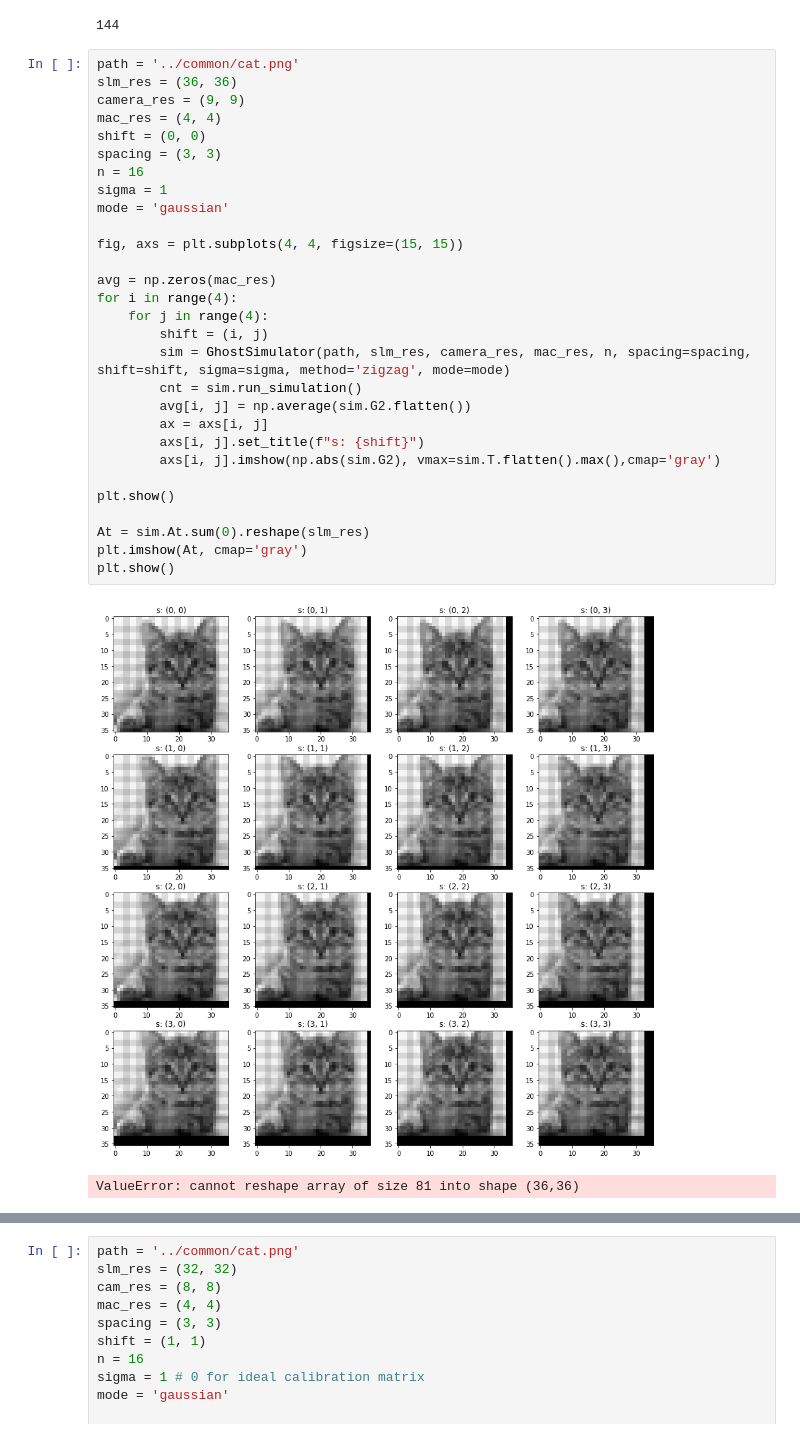
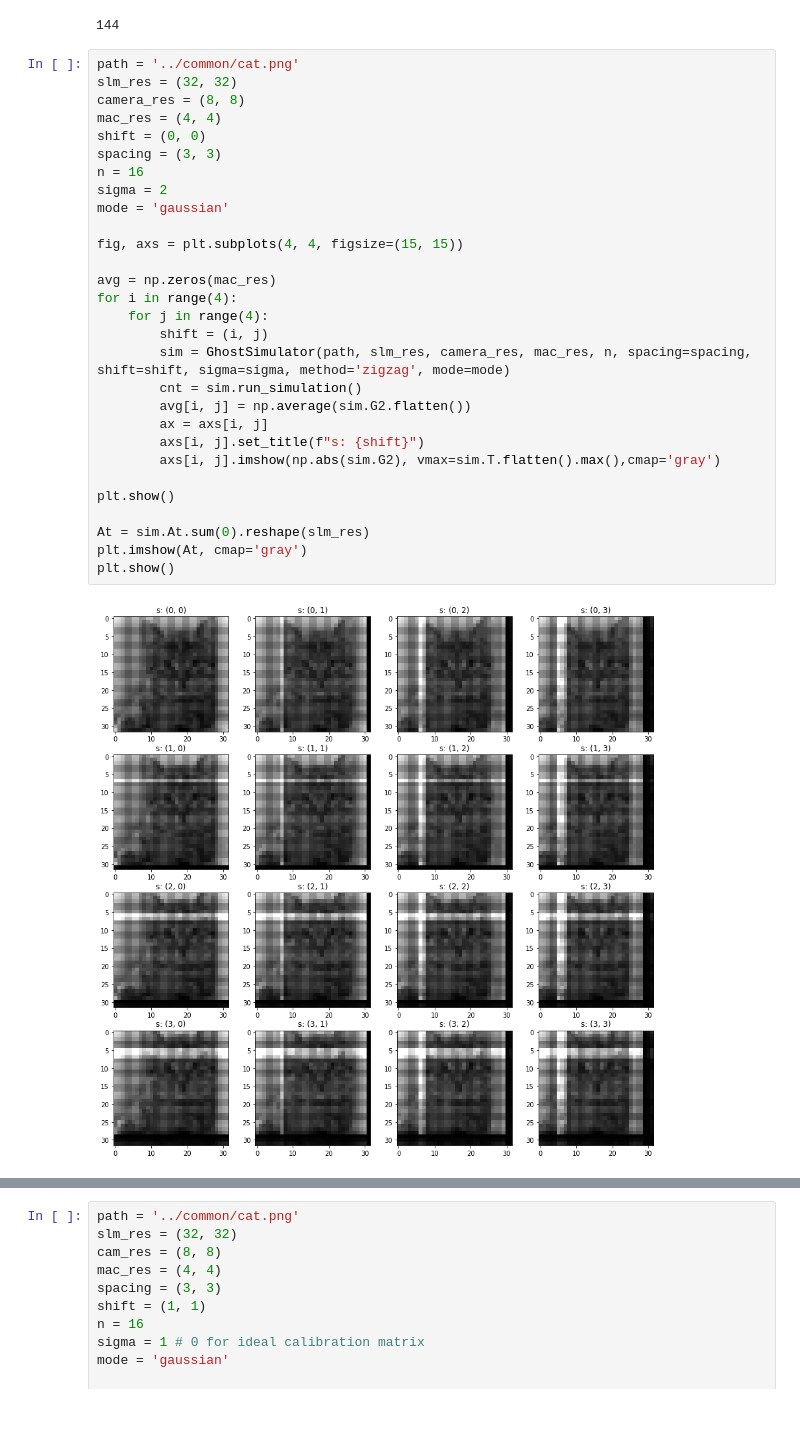
Before and after one commit to rstanuwijaya/jensen-lab-analysis, a Jupyter notebook: notebooks/newgdi.ipynb, the cells around one changed output, grey strips where cells are left out. Cells and saved outputs as stored; diff of their text form.

```diff
--- a/notebooks/newgdi.ipynb
+++ b/notebooks/newgdi.ipynb
@@ -398,33 +398,32 @@ Last filter used
 144
 # %%
 path = '../common/cat.png'
-slm_res = (36, 36)
-camera_res = (9, 9)
+slm_res = (32, 32)
+camera_res = (8, 8)
 mac_res = (4, 4)
 shift = (0, 0)
 spacing = (3, 3)
 n = 16
-sigma = 1
+sigma = 2
 mode = 'gaussian'
 
 fig, axs = plt.subplots(4, 4, figsize=(15, 15))
 
 avg = np.zeros(mac_res)
 for i in range(4):
     for j in range(4):
         shift = (i, j)
         sim = GhostSimulator(path, slm_res, camera_res, mac_res, n, spacing=spacing, shift=shift, sigma=sigma, method='zigzag', mode=mode)
         cnt = sim.run_simulation()
         avg[i, j] = np.average(sim.G2.flatten())
         ax = axs[i, j]
         axs[i, j].set_title(f"s: {shift}")
         axs[i, j].imshow(np.abs(sim.G2), vmax=sim.T.flatten().max(),cmap='gray')
 
 plt.show()
 
 At = sim.At.sum(0).reshape(slm_res)
 plt.imshow(At, cmap='gray')
 plt.show()
 # %% [output]
-[figure, old version]
+[figure, new version]
-ValueError: cannot reshape array of size 81 into shape (36,36)
```
Also changed, not shown: parts of 1 cell of this notebook, 5 other files.
